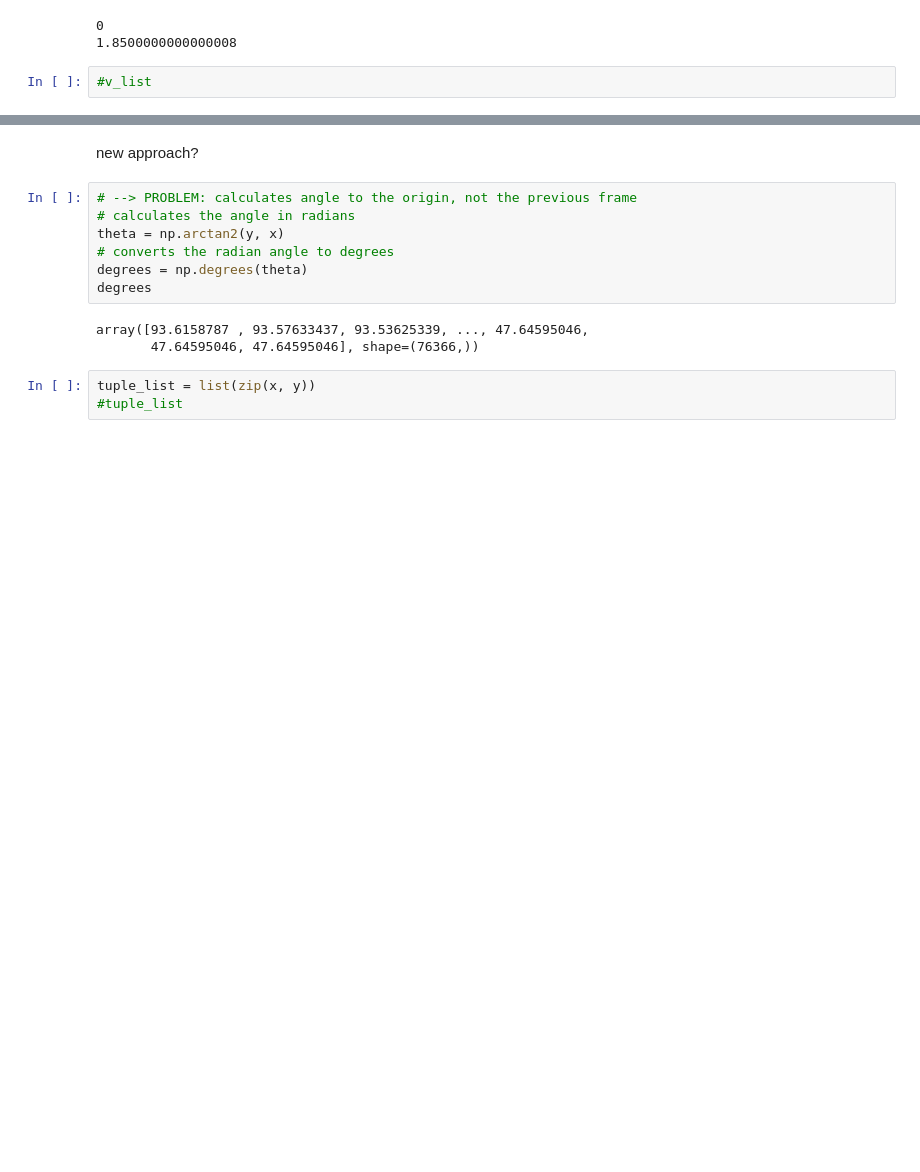
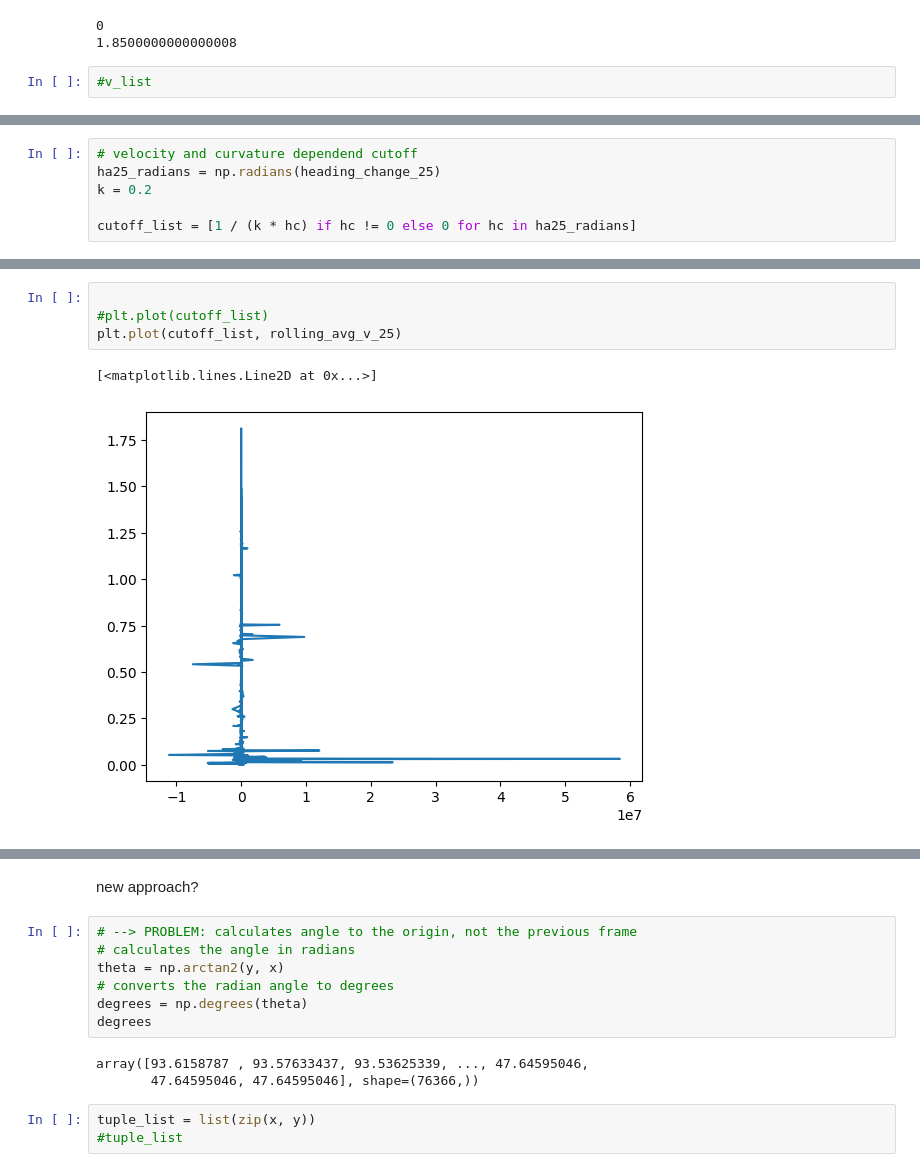
Before and after one commit to ihosten/internship_club_brugge, a Jupyter notebook: positional_data/ChangesOfDirection.ipynb, the cells around one changed output, grey strips where cells are left out. Saved outputs shown, nothing was run; the diff lists cells and outputs as text; blank space fills up the shorter version.

```diff
--- a/positional_data/ChangesOfDirection.ipynb
+++ b/positional_data/ChangesOfDirection.ipynb
@@ -353,0 +395,6 @@ for i in range(len(v_list)):
+# %%
+# velocity and curvature dependend cutoff
+ha25_radians = np.radians(heading_change_25)
+k = 0.2
+
+cutoff_list = [1 / (k * hc) if hc != 0 else 0 for hc in ha25_radians]
@@ -353,0 +475,7 @@ for i in range(len(v_list)):
+# %%
+
+#plt.plot(cutoff_list)
+plt.plot(cutoff_list, rolling_avg_v_25)
+# %% [output]
+[<matplotlib.lines.Line2D at 0x...>]
+[figure, added]
```
Also changed, not shown: parts of 19 cells of this notebook.
